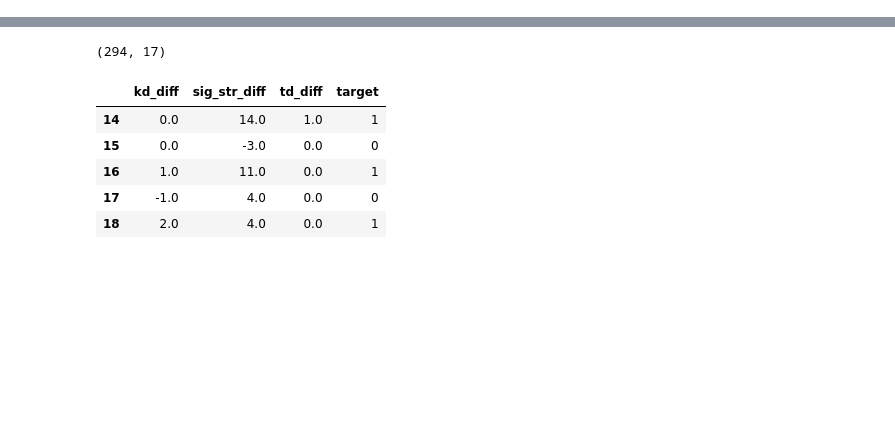
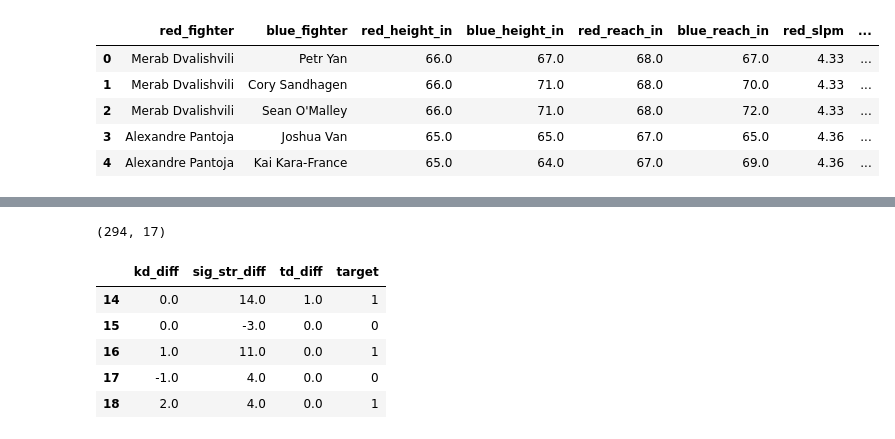
Before and after one commit to ErichasaTan/ufc-fight-predictor, a Jupyter notebook: notebooks/01_eda.ipynb, the cells around one changed output, grey strips where cells are left out. Drawn from its saved outputs; the diff is of its cells as text; code cells hidden in the pictures; blank space fills up the shorter version.

```diff
--- a/notebooks/01_eda.ipynb
+++ b/notebooks/01_eda.ipynb
@@ -23,0 +69,17 @@ dtype: float64
+# %%
+merged[
+    [
+        "red_fighter", "blue_fighter",
+        "red_height_in", "blue_height_in",
+        "red_reach_in", "blue_reach_in",
+        "red_slpm", "blue_slpm",
+        "red_td_avg", "blue_td_avg",
+    ]
+].head()
+# %% [output]
+|  | red_fighter | blue_fighter | red_height_in | blue_height_in | red_reach_in | blue_reach_in | red_slpm | ... |
+| 0 | Merab Dvalishvili | Petr Yan | 66.0 | 67.0 | 68.0 | 67.0 | 4.33 | ... |
+| 1 | Merab Dvalishvili | Cory Sandhagen | 66.0 | 71.0 | 68.0 | 70.0 | 4.33 | ... |
+| 2 | Merab Dvalishvili | Sean O'Malley | 66.0 | 71.0 | 68.0 | 72.0 | 4.33 | ... |
+| 3 | Alexandre Pantoja | Joshua Van | 65.0 | 65.0 | 67.0 | 65.0 | 4.36 | ... |
+| 4 | Alexandre Pantoja | Kai Kara-France | 65.0 | 64.0 | 67.0 | 69.0 | 4.36 | ... |
```
Also changed, not shown: parts of 5 cells of this notebook.
